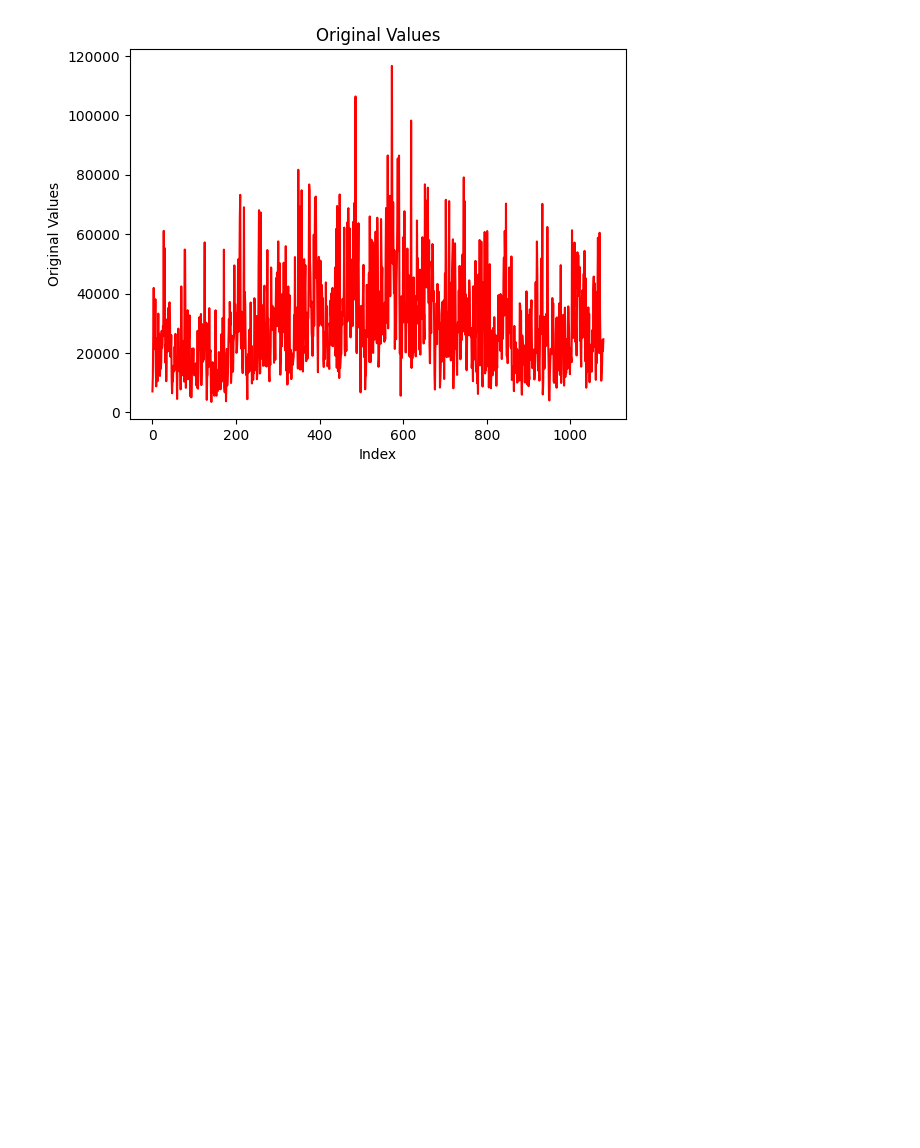
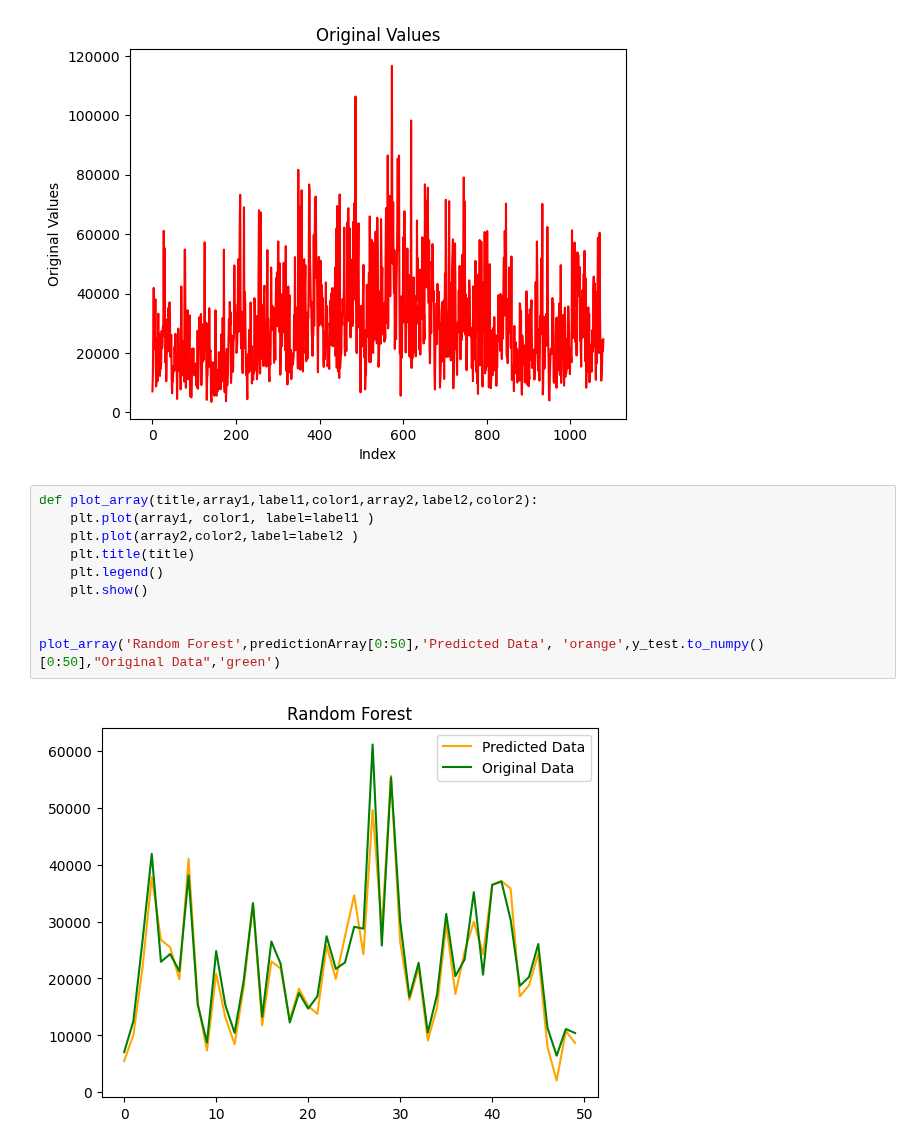
Before and after one commit to sachinsatyapira/Soft_drinkSales_predication, a Jupyter notebook: GradientBoosting.ipynb, the cells around one changed output. Saved outputs shown, nothing was run; the diff lists cells and outputs as text; blank space fills up the shorter version.

Commit message:
adding overlap graphs

```diff
--- a/GradientBoosting.ipynb
+++ b/GradientBoosting.ipynb
@@ -215,3 +215,15 @@ plot_array(y_test.to_numpy()[:], 'Original Values','red')
 # %% [output]
 [figure]
 [figure]
+# %%
+def plot_array(title,array1,label1,color1,array2,label2,color2):
+    plt.plot(array1, color1, label=label1 )
+    plt.plot(array2,color2,label=label2 )
+    plt.title(title)
+    plt.legend()
+    plt.show()
+
+
+plot_array('Random Forest',predictionArray[0:50],'Predicted Data', 'orange',y_test.to_numpy()[0:50],"Original Data",'green')
+# %% [output]
+[figure, added]
```
Also changed, not shown: parts of 1 cell of this notebook, 5 other files.
